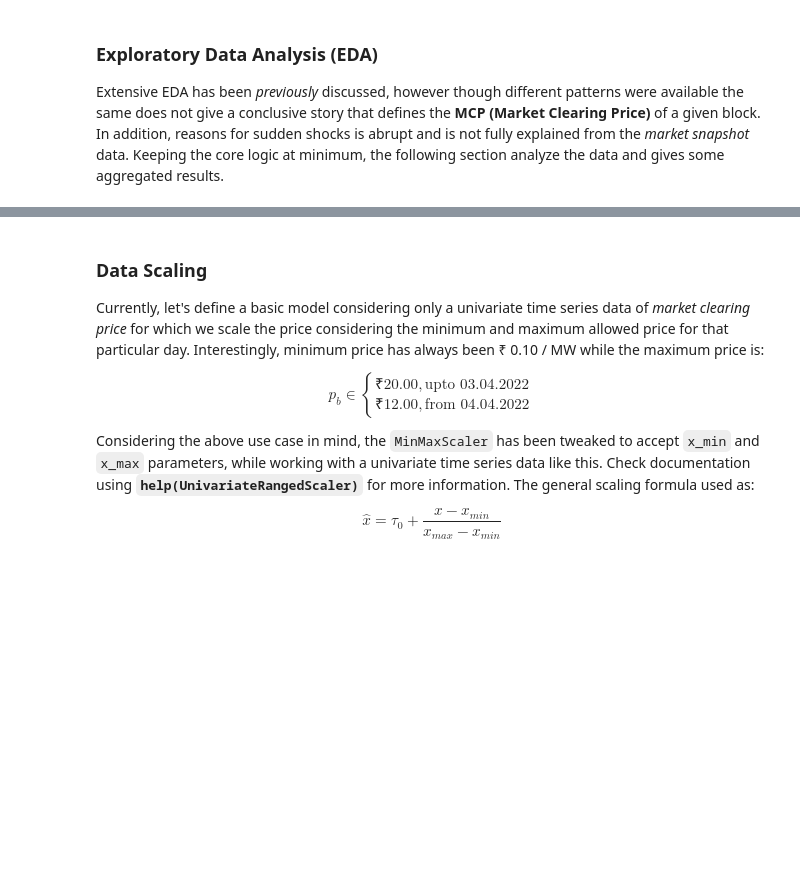
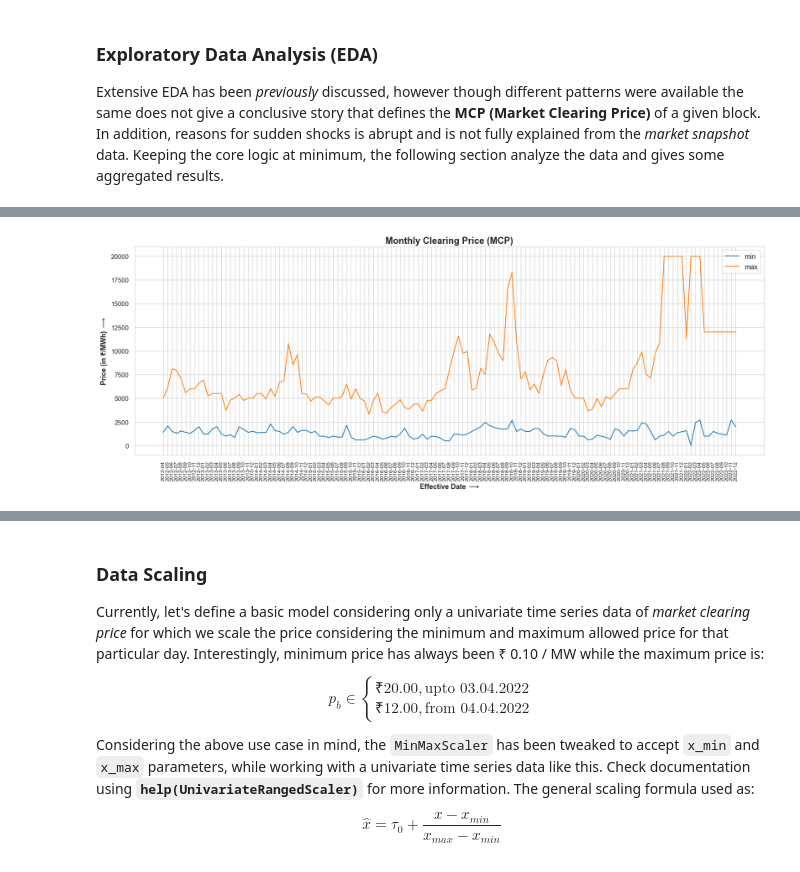
Before and after one commit to neuralNOD/nn-core, a Jupyter notebook: notebooks/Basic LSTM Approach to Predict MCP using Univariate Approach.ipynb, the cells around one changed output, grey strips where cells are left out. Cells and saved outputs as stored; diff of their text form; code cells hidden in the pictures; blank space fills up the shorter version.

```diff
--- a/notebooks/Basic LSTM Approach to Predict MCP using Univariate Approach.ipynb
+++ b/notebooks/Basic LSTM Approach to Predict MCP using Univariate Approach.ipynb
@@ -241,0 +271,11 @@ lineplot_1d(
+# %%
+lineplot_1d(
+    monthly_statistics_[[("MCP", "min"), ("MCP", "max")]].values,
+    xticks = list(map(lambda dt : f"{dt[0]}-{str(dt[1]).zfill(2)}", monthly_statistics_.index.values)),
+    legends = ["min", "max"],
+    xlabel = "Effective Date $\longrightarrow$",
+    ylabel = "Price (in ₹/MWh) $\longrightarrow$",
+    title = "Monthly Clearing Price (MCP)"
+)
+# %% [output]
+[figure, added]
```
Also changed, not shown: parts of 16 cells of this notebook.
